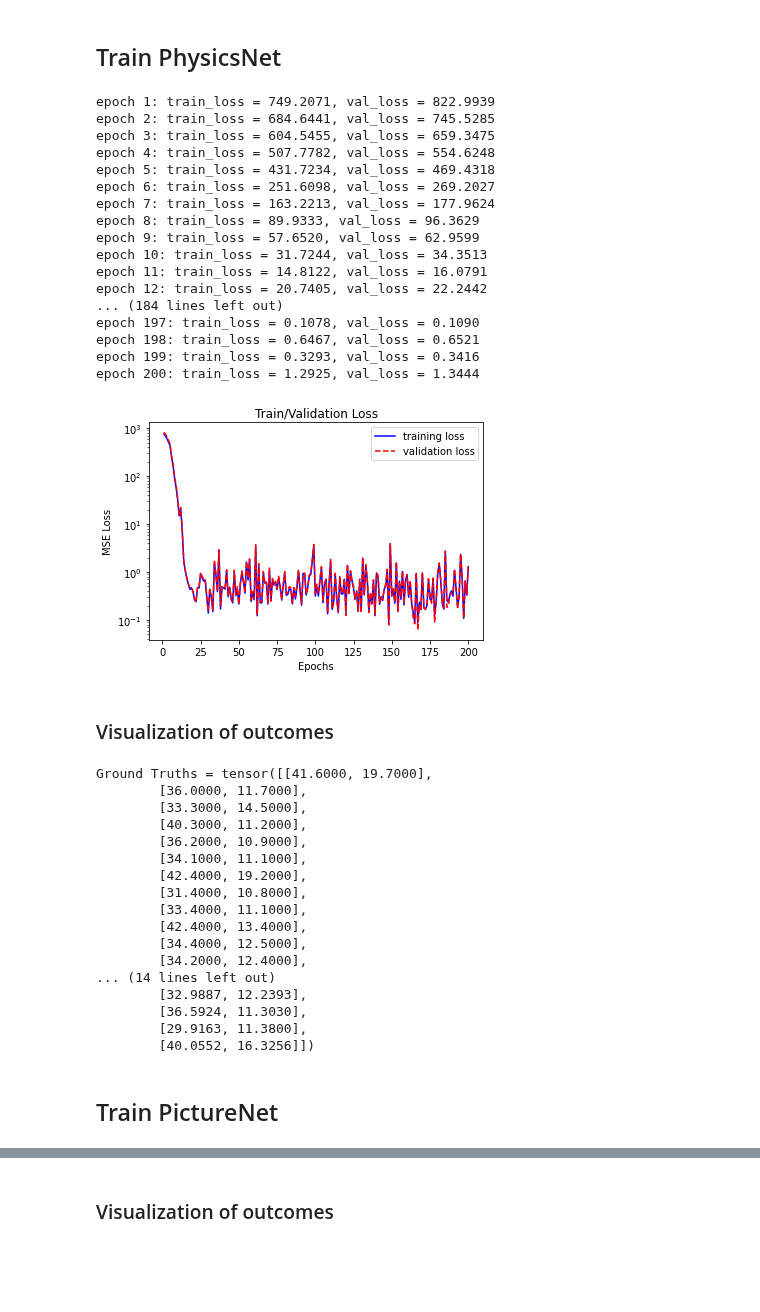
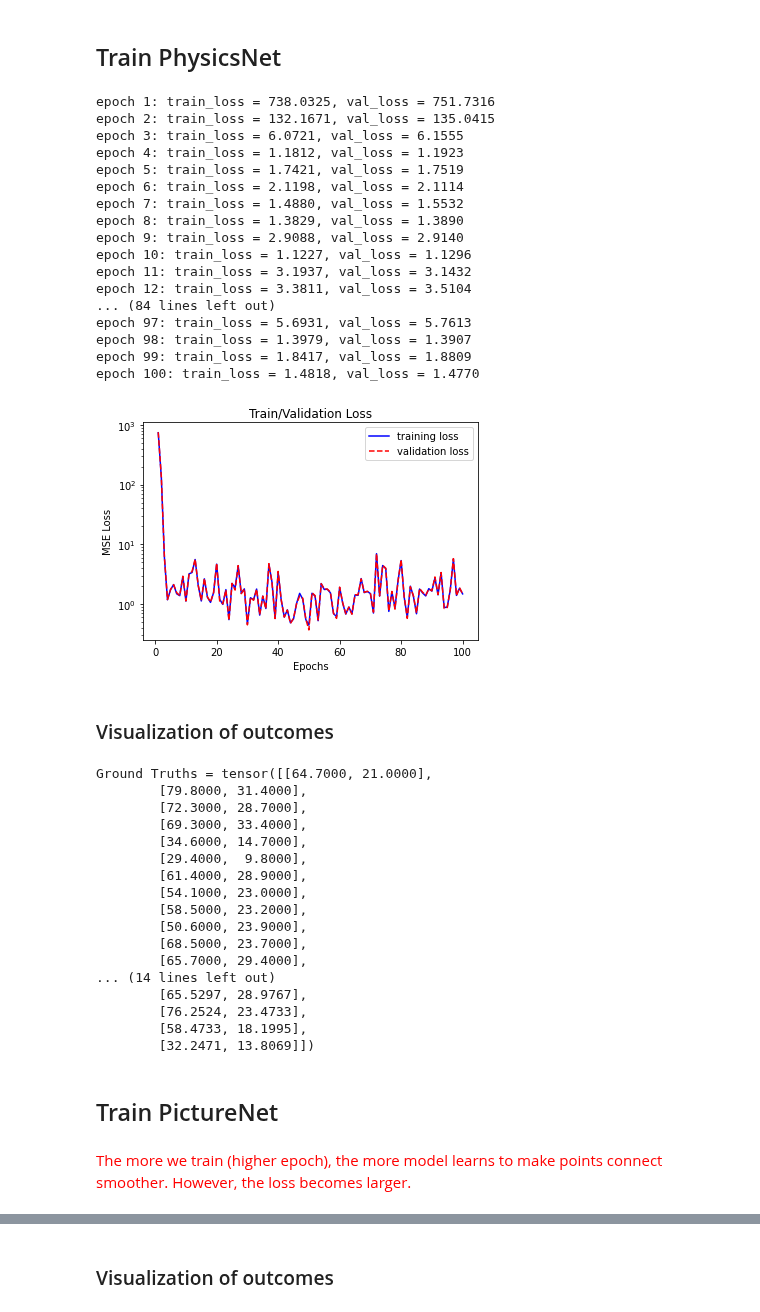
Before and after one commit to ShaoKAi100812/Pendant_Drop_Tensiometry_Prediction, a Jupyter notebook: main.ipynb, the cells around one changed output, grey strips where cells are left out. Saved outputs shown, nothing was run; the diff lists cells and outputs as text; code cells hidden in the pictures; blank space fills up the shorter version.

```diff
--- a/main.ipynb
+++ b/main.ipynb
@@ -95,7 +95,7 @@ class DataSplit:
 # %%
 data_matrix = df = pd.DataFrame()
 
-data_matrix = pd.read_csv("Data_folder/Picture.csv", header= None)
+data_matrix = pd.read_csv("Big_Data1/Picture_Large.csv", header= None)
 
 #print(data_matrix)
 
@@ -326,45 +323,45 @@ def train_picture(model, optimizer, epochs=1):
 # %%
 in_channel = 160
 node_1 = 4096
 node_2 = 4096
 node_3 = 1024
 node_4 = 256
 node_5 = 64
 node_6 = 16
 out_channel = 2
 
 learning_rate = 1e-3
 
 model_physics = PhysicsNet(in_channel, node_1, node_2, node_3, node_4, node_5, node_6, out_channel)
 optimizer = optim.Adam(model_physics.parameters(), lr=learning_rate)
-epoch = 200
+epoch = 100
 
 train_physics(model_physics, optimizer, epoch)
-PATH_CAL = os.path.join(os.getcwd(), "model_cal")
+PATH_CAL = os.path.join(os.getcwd(), "model_cal.pt")
 torch.save(model_physics, PATH_CAL)
 # %% [output]
-epoch 1: train_loss = 749.2071, val_loss = 822.9939
-epoch 2: train_loss = 684.6441, val_loss = 745.5285
-epoch 3: train_loss = 604.5455, val_loss = 659.3475
-epoch 4: train_loss = 507.7782, val_loss = 554.6248
-epoch 5: train_loss = 431.7234, val_loss = 469.4318
-epoch 6: train_loss = 251.6098, val_loss = 269.2027
-epoch 7: train_loss = 163.2213, val_loss = 177.9624
-epoch 8: train_loss = 89.9333, val_loss = 96.3629
-epoch 9: train_loss = 57.6520, val_loss = 62.9599
-epoch 10: train_loss = 31.7244, val_loss = 34.3513
-epoch 11: train_loss = 14.8122, val_loss = 16.0791
-epoch 12: train_loss = 20.7405, val_loss = 22.2442
-... (184 lines left out)
-epoch 197: train_loss = 0.1078, val_loss = 0.1090
-epoch 198: train_loss = 0.6467, val_loss = 0.6521
-epoch 199: train_loss = 0.3293, val_loss = 0.3416
-epoch 200: train_loss = 1.2925, val_loss = 1.3444
+epoch 1: train_loss = 738.0325, val_loss = 751.7316
+epoch 2: train_loss = 132.1671, val_loss = 135.0415
+epoch 3: train_loss = 6.0721, val_loss = 6.1555
+epoch 4: train_loss = 1.1812, val_loss = 1.1923
+epoch 5: train_loss = 1.7421, val_loss = 1.7519
+epoch 6: train_loss = 2.1198, val_loss = 2.1114
+epoch 7: train_loss = 1.4880, val_loss = 1.5532
+epoch 8: train_loss = 1.3829, val_loss = 1.3890
+epoch 9: train_loss = 2.9088, val_loss = 2.9140
+epoch 10: train_loss = 1.1227, val_loss = 1.1296
+epoch 11: train_loss = 3.1937, val_loss = 3.1432
+epoch 12: train_loss = 3.3811, val_loss = 3.5104
+... (84 lines left out)
+epoch 97: train_loss = 5.6931, val_loss = 5.7613
+epoch 98: train_loss = 1.3979, val_loss = 1.3907
+epoch 99: train_loss = 1.8417, val_loss = 1.8809
+epoch 100: train_loss = 1.4818, val_loss = 1.4770
-[figure, old version]
+[figure, new version]
 # %% [markdown]
 ### Visualization of outcomes
 # %%
-PATH_CAL = os.path.join(os.getcwd(), "model_cal")
+PATH_CAL = os.path.join(os.getcwd(), "model_cal.pt")
 model_physics_trained = torch.load(PATH_CAL)
 
 examples = enumerate(test_loader)
@@ -377,25 +374,27 @@ score_example = prediction(model_physics_trained, x_test_example)
 print("Ground Truths =", y_test_example[:15])
 print("Prediction    =", score_example[:15].reshape(15, 2))
 # %% [output]
-Ground Truths = tensor([[41.6000, 19.7000],
-        [36.0000, 11.7000],
-        [33.3000, 14.5000],
-        [40.3000, 11.2000],
-        [36.2000, 10.9000],
-        [34.1000, 11.1000],
-        [42.4000, 19.2000],
-        [31.4000, 10.8000],
-        [33.4000, 11.1000],
-        [42.4000, 13.4000],
-        [34.4000, 12.5000],
-        [34.2000, 12.4000],
+Ground Truths = tensor([[64.7000, 21.0000],
+        [79.8000, 31.4000],
+        [72.3000, 28.7000],
+        [69.3000, 33.4000],
+        [34.6000, 14.7000],
+        [29.4000,  9.8000],
+        [61.4000, 28.9000],
+        [54.1000, 23.0000],
+        [58.5000, 23.2000],
+        [50.6000, 23.9000],
+        [68.5000, 23.7000],
+        [65.7000, 29.4000],
 ... (14 lines left out)
-        [32.9887, 12.2393],
-        [36.5924, 11.3030],
-        [29.9163, 11.3800],
-        [40.0552, 16.3256]])
+        [65.5297, 28.9767],
+        [76.2524, 23.4733],
+        [58.4733, 18.1995],
+        [32.2471, 13.8069]])
 # %% [markdown]
 ## Train PictureNet
+# %% [markdown]
+<font color=red> The more we train (higher epoch), the more model learns to make points connect smoother. However, the loss becomes larger. </font>
 # %%
 in_channel = 1
 channel_1 = 16
```
Also changed, not shown: parts of 7 cells of this notebook.
